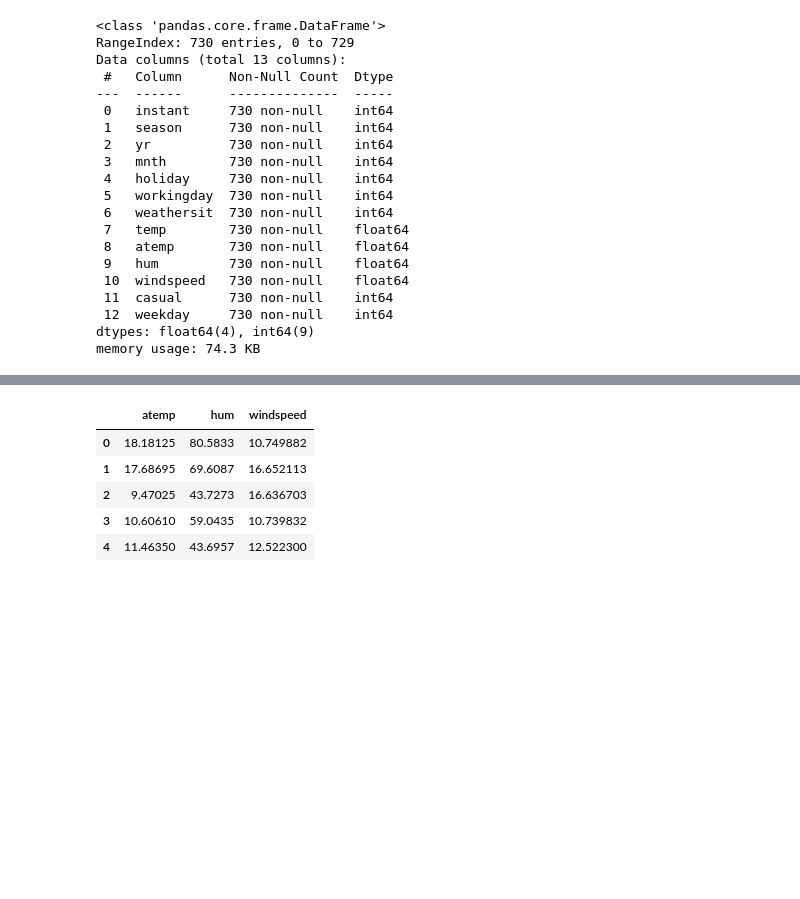
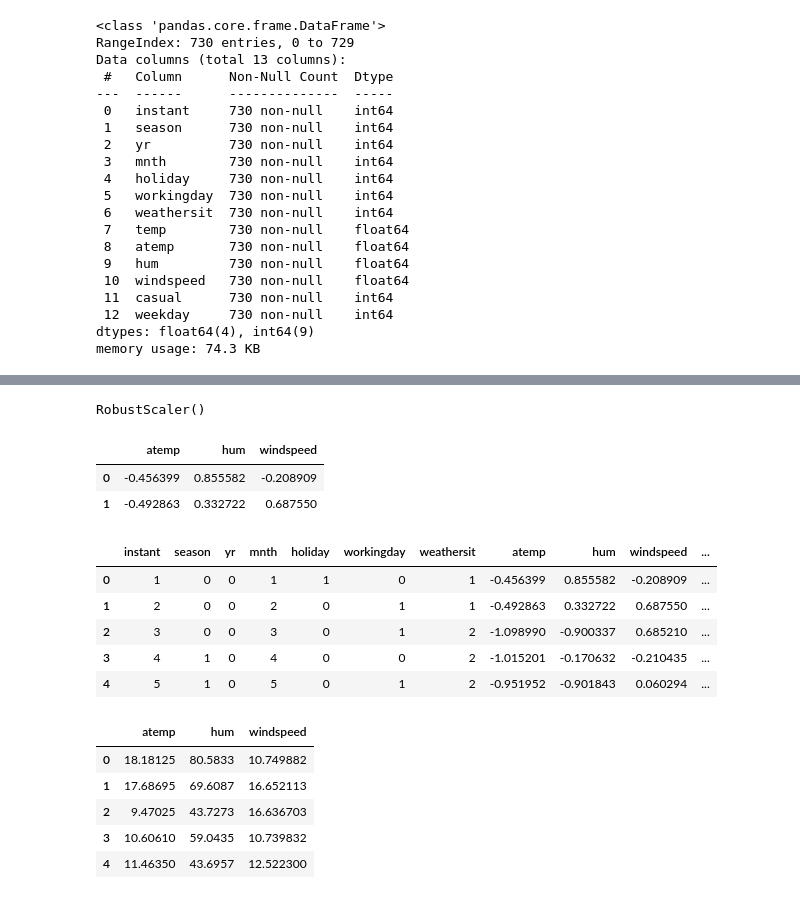
Before and after one commit to Adalab/DA-project-da-promo-c-modulo-3-team-6, a Jupyter notebook: sprint1/sprint1-Encoding.ipynb, the cells around one changed output, grey strips where cells are left out. Drawn from its saved outputs; the diff is of its cells as text; code cells hidden in the pictures; blank space fills up the shorter version.

```diff
--- a/sprint1/sprint1-Encoding.ipynb
+++ b/sprint1/sprint1-Encoding.ipynb
@@ -297,0 +331,27 @@ memory usage: 74.3 KB
+# %%
+robust = RobustScaler()
+# %%
+# ajustamos el modelo utilizando nuestro set de datos
+robust.fit(num2)
+# %% [output]
+RobustScaler()
+# %%
+# transformamos los datos
+X_robust2 = robust.transform(num2)
+# %%
+numericas_robust2 = pd.DataFrame(X_robust2, columns = num2.columns)
+numericas_robust2.head(2)
+# %% [output]
+|  | atemp | hum | windspeed |
+| 0 | -0.456399 | 0.855582 | -0.208909 |
+| 1 | -0.492863 | 0.332722 | 0.687550 |
+# %%
+df_encoding[numericas_robust2.columns] = numericas_robust2
+df_encoding.head()
+# %% [output]
+|  | instant | season | yr | mnth | holiday | workingday | weathersit | atemp | hum | windspeed | ... |
+| 0 | 1 | 0 | 0 | 1 | 1 | 0 | 1 | -0.456399 | 0.855582 | -0.208909 | ... |
+| 1 | 2 | 0 | 0 | 2 | 0 | 1 | 1 | -0.492863 | 0.332722 | 0.687550 | ... |
+| 2 | 3 | 0 | 0 | 3 | 0 | 1 | 2 | -1.098990 | -0.900337 | 0.685210 | ... |
+| 3 | 4 | 1 | 0 | 4 | 0 | 0 | 2 | -1.015201 | -0.170632 | -0.210435 | ... |
+| 4 | 5 | 1 | 0 | 5 | 0 | 1 | 2 | -0.951952 | -0.901843 | 0.060294 | ... |
```
Also changed, not shown: parts of 10 cells of this notebook, 3 other files.
